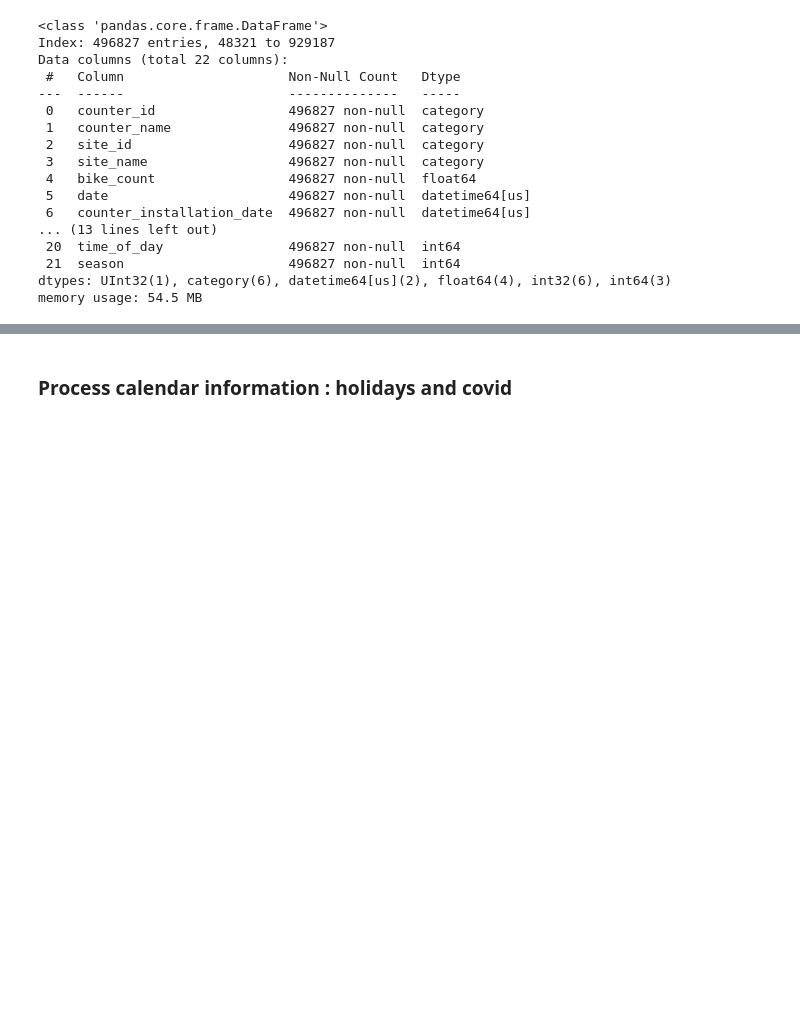
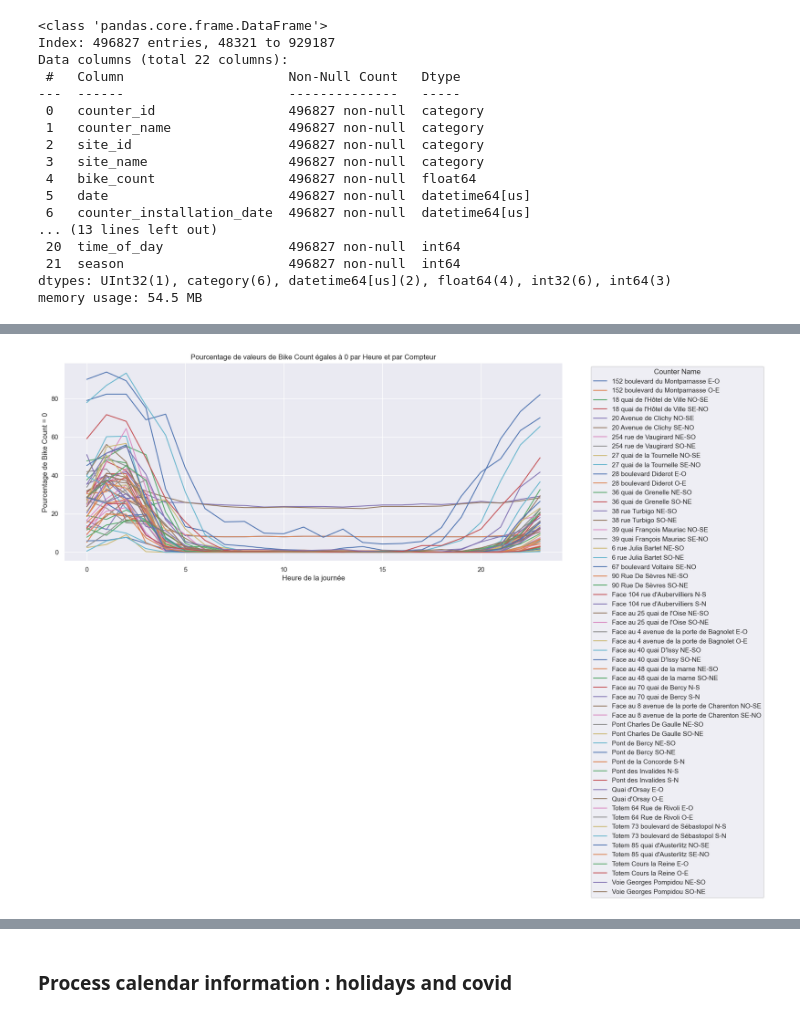
Before and after one commit to paullacombe1406/bike_counters, a Jupyter notebook: Data_exploration.ipynb, the cells around one changed output, grey strips where cells are left out. Saved outputs shown, nothing was run; the diff lists cells and outputs as text; code cells hidden in the pictures; blank space fills up the shorter version.

```diff
--- a/Data_exploration.ipynb
+++ b/Data_exploration.ipynb
@@ -278,0 +351,26 @@ memory usage: 54.5 MB
+# %%
+data["bike_count_is_zero"] = data["bike_count"] == 0
+
+df_grouped = (
+    data.groupby(["counter_name", "hour"])["bike_count_is_zero"]
+    .agg(["sum", "count"])
+    .reset_index()
+)
+
+df_grouped["percentage_zero"] = df_grouped["sum"] / df_grouped["count"] * 100
+
+plt.figure(figsize=(15, 6))
+for counter in df_grouped["counter_name"].unique():
+    counter_data = df_grouped[df_grouped["counter_name"] == counter]
+    plt.plot(counter_data["hour"], counter_data["percentage_zero"], label=counter)
+
+plt.title("Pourcentage de valeurs de Bike Count égales à 0 par Heure et par Compteur")
+plt.xlabel("Heure de la journée")
+plt.ylabel("Pourcentage de Bike Count = 0")
+plt.legend(title="Counter Name", bbox_to_anchor=(1.05, 1), loc="upper left")
+plt.grid(True)
+
+plt.tight_layout()
+plt.show()
+# %% [output]
+[figure, added]
```
Also changed, not shown: parts of 19 cells of this notebook.
